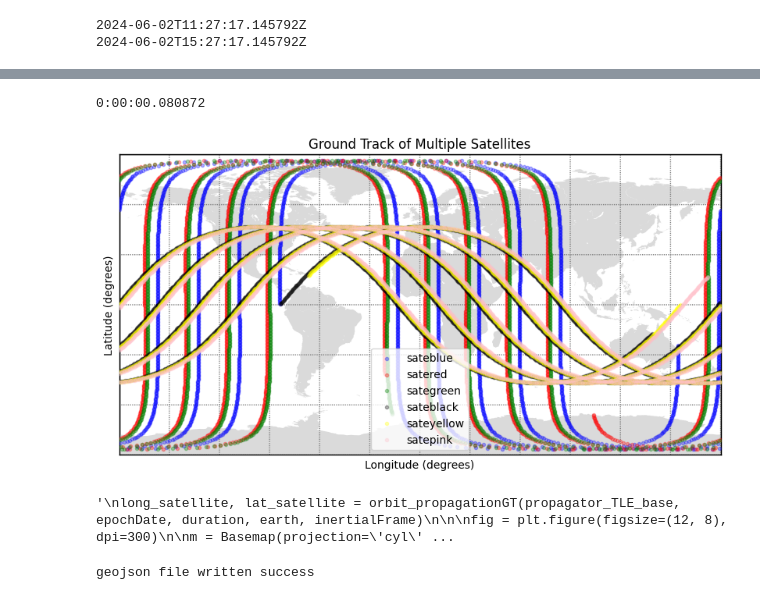
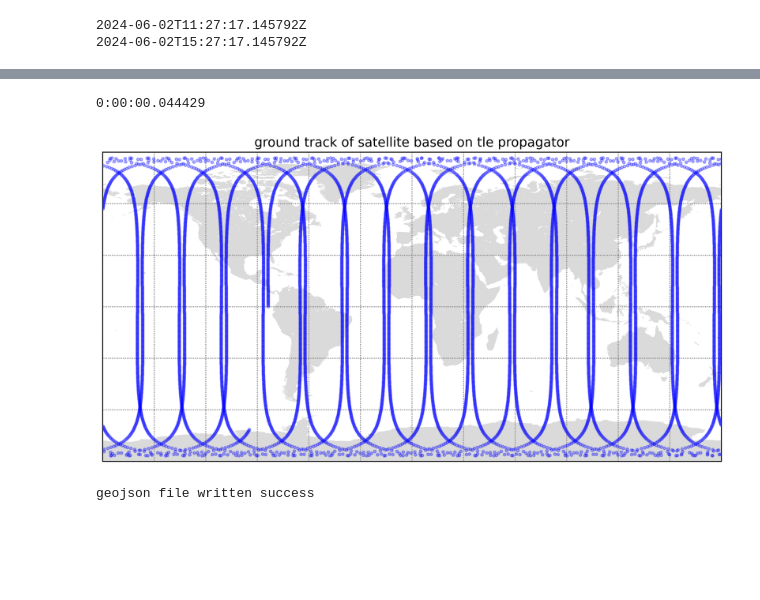
Before and after one commit to amarnepali/masterResearchProj, a Jupyter notebook: Constellation_And_Detection.ipynb, the cells around one changed output, grey strips where cells are left out. Saved outputs shown, nothing was run; the diff lists cells and outputs as text; code cells hidden in the pictures; blank space fills up the shorter version.

```diff
--- a/Constellation_And_Detection.ipynb
+++ b/Constellation_And_Detection.ipynb
@@ -509,15 +482,16 @@ codeblockStartTime = datetime.now()
 
 satellites_Positions = propagator_to_statePosition(OurPropagators, 60.0, 120.0 * 60.0)
 
+czml_data = generate_czml(satellites_Positions)
 
 
 # Save to CZML file
-with open('satellites_Propagator_with_areaOfInterest.czml', 'w') as f:
+with open('satellites_Propagator.czml', 'w') as f:
     json.dump(czml_data, f, indent=4)
 
 print(datetime.now() - codeblockStartTime)
 # %% [output]
-0:00:00.080872
+0:00:00.044429
 # %%
 """
 To visualize the groundtrack of satelltite in 2d
@@ -549,71 +523,35 @@ def orbit_propagationGT(propagator, startTime, duration, earth, inertialFrame):
 
     subpoint = [earth.transform(tp, inertialFrame, tt)  for tt, tp in zip(t,p)]
 
     latitude_sat = np.degrees([gp.getLatitude()  for gp in subpoint])
     longitude_sat = np.degrees([gp.getLongitude() for gp in subpoint])
     return longitude_sat, latitude_sat
 
 
 
-# Create a plot for all satellite ground tracks
-fig= plt.figure(figsize=(10, 5))
-duration = 60.0 * 60.0 *8
-m = Basemap(projection='cyl',
-            resolution='l',
-            area_thresh=None)
-m.drawmapboundary()     # fill_color='aqua')
-m.fillcontinents(color='#dadada', lake_color='white')
-m.drawmeridians(np.arange(-180, 180, 30), color='gray')
-m.drawparallels(np.arange(-90, 90, 30), color='gray')
-color= ['blue', 'red','green','black','yellow','pink']
-for propagator, color in zip(OurPropagators,color):
-
-    long, lat= orbit_propagationGT(propagator, epochDate, duration, earth, inertialFrame)
-    m.scatter(long, lat, alpha=0.3, color=color, zorder=3, marker='.',label="sate"+color)
-
-
-# Add plot details
-plt.title(f"Ground Track of Multiple Satellites")
-plt.xlabel('Longitude (degrees)')
-plt.ylabel('Latitude (degrees)')
-plt.grid(True)
-plt.legend()
-
-# # Add map boundaries
-# plt.xlim(-180, 180)
-# plt.ylim(-90, 90)
-# plt.xticks(np.arange(-180, 181, 30))
-# plt.yticks(np.arange(-90, 91, 30))
-
-# Show plot
-plt.show()
-
 # plot the map and groundtrack of satellite using matplotlib
 duration = 60.0 * 60.0 * 24.0 #for 1days
-"""
+
 long_satellite, lat_satellite = orbit_propagationGT(propagator_TLE_base, epochDate, duration, earth, inertialFrame)
 
 
 fig = plt.figure(figsize=(12, 8), dpi=300)
 
 m = Basemap(projection='cyl',
             resolution='l',
             area_thresh=None)
 
 m.drawmapboundary()     # fill_color='aqua')
 m.fillcontinents(color='#dadada', lake_color='white')
 m.drawmeridians(np.arange(-180, 180, 30), color='gray')
 m.drawparallels(np.arange(-90, 90, 30), color='gray')
 m.scatter(long_satellite, lat_satellite, alpha=0.3, color='blue', zorder=3, marker='.')
 
 
 plt.title("ground track of satellite based on tle propagator", fontsize=14)
 plt.show()
-
-"""
 # %% [output]
-[figure, old version]
+[figure, new version]
-'\nlong_satellite, lat_satellite = orbit_propagationGT(propagator_TLE_base, epochDate, duration, earth, inertialFrame)\n\n\nfig = plt.figure(figsize=(12, 8), dpi=300)\n\nm = Basemap(projection=\'cyl\' ...
 # %%
 """
 Heres the method defined, to get the circular footprint of satellite at any specific epochDate only, or at any single point of spacecraftstate position
```
Also changed, not shown: parts of 36 cells of this notebook, 51 other files.
